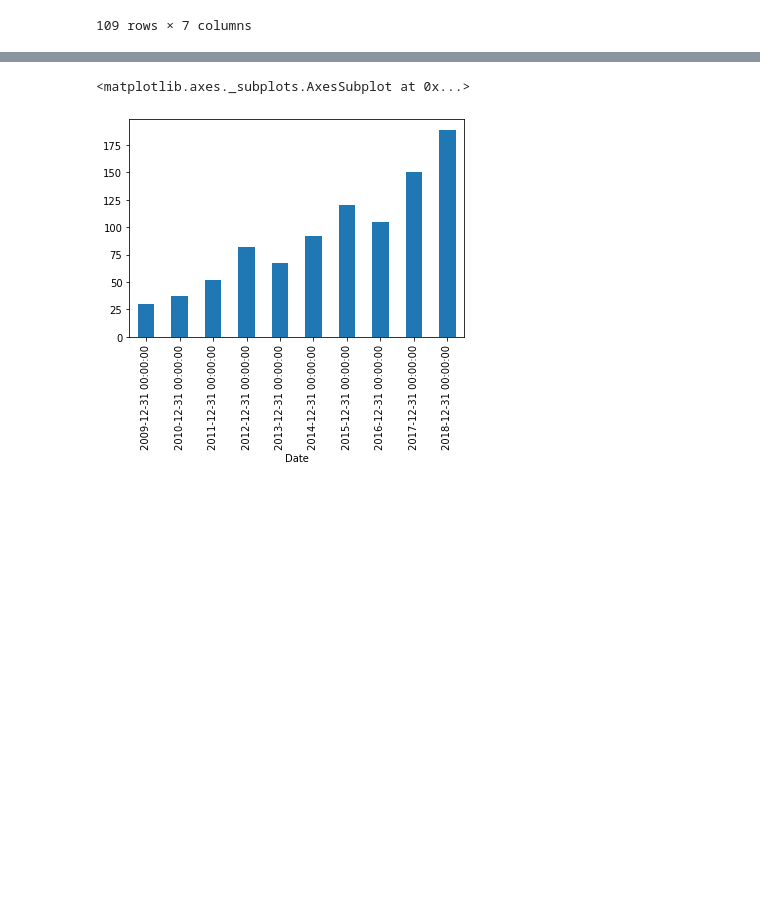
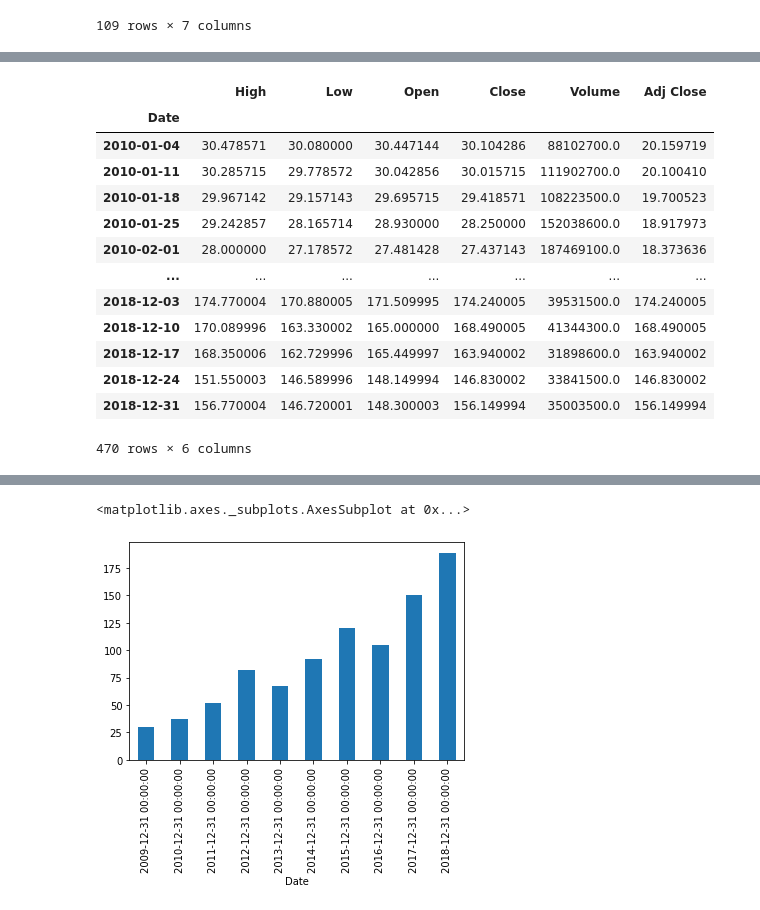
Before and after one commit to SeonminKim1/DS-Notes, a Jupyter notebook: TSA(TimeSeriesAnalysis)/TimeSeries Analysis (1) DateTime,Resampling,Shifts,Rolling,Expanding.ipynb, the cells around one changed output, grey strips where cells are left out. Saved outputs shown, nothing was run; the diff lists cells and outputs as text; code cells hidden in the pictures; blank space fills up the shorter version.

```diff
--- a/TSA(TimeSeriesAnalysis)/TimeSeries Analysis (1) DateTime,Resampling,Shifts,Rolling,Expanding.ipynb
+++ b/TSA(TimeSeriesAnalysis)/TimeSeries Analysis (1) DateTime,Resampling,Shifts,Rolling,Expanding.ipynb
@@ -301,3 +430,22 @@ df.resample(rule='A').apply(lambda x : x[0])
 | 2016-12-31 | 105.370003 | 102.000000 | 102.610001 | 105.349998 | 67649400.0 | 99.925850 | 1 |
 | 2017-12-31 | 116.330002 | 114.760002 | 115.800003 | 116.150002 | 28781900.0 | 112.620964 | 1 |
 | 2018-12-31 | 172.300003 | 169.259995 | 170.160004 | 172.259995 | 25555900.0 | 169.712067 | 1 |
+# %%
+# Weekday를 monday 기준으로 하고 min한것
+# W-MON : Weekday 시작을 Monday로 / W-WED : Weekday 시작을 수요일로
+df.resample('W-MON').min() # Monday 중에
+# %% [output]
+|  | High | Low | Open | Close | Volume | Adj Close |
+| Date |  |  |  |  |  |  |
+| 2010-01-04 | 30.478571 | 30.080000 | 30.447144 | 30.104286 | 88102700.0 | 20.159719 |
+| 2010-01-11 | 30.285715 | 29.778572 | 30.042856 | 30.015715 | 111902700.0 | 20.100410 |
+| 2010-01-18 | 29.967142 | 29.157143 | 29.695715 | 29.418571 | 108223500.0 | 19.700523 |
+| 2010-01-25 | 29.242857 | 28.165714 | 28.930000 | 28.250000 | 152038600.0 | 18.917973 |
+| 2010-02-01 | 28.000000 | 27.178572 | 27.481428 | 27.437143 | 187469100.0 | 18.373636 |
+| ... | ... | ... | ... | ... | ... | ... |
+| 2018-12-03 | 174.770004 | 170.880005 | 171.509995 | 174.240005 | 39531500.0 | 174.240005 |
+| 2018-12-10 | 170.089996 | 163.330002 | 165.000000 | 168.490005 | 41344300.0 | 168.490005 |
+| 2018-12-17 | 168.350006 | 162.729996 | 165.449997 | 163.940002 | 31898600.0 | 163.940002 |
+| 2018-12-24 | 151.550003 | 146.589996 | 148.149994 | 146.830002 | 33841500.0 | 146.830002 |
+| 2018-12-31 | 156.770004 | 146.720001 | 148.300003 | 156.149994 | 35003500.0 | 156.149994 |
+470 rows × 6 columns
```
Also changed, not shown: parts of 29 cells of this notebook.
